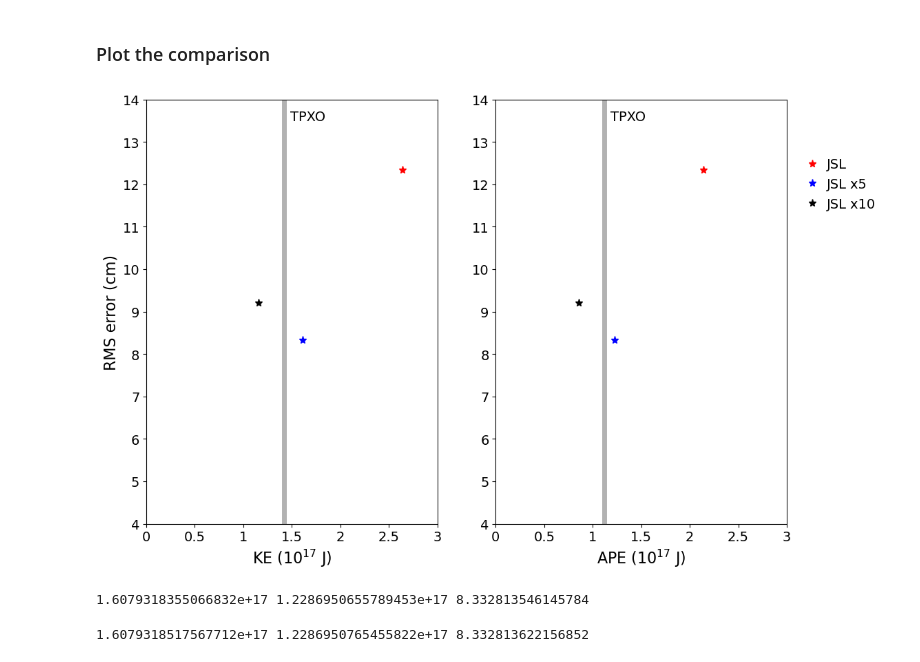
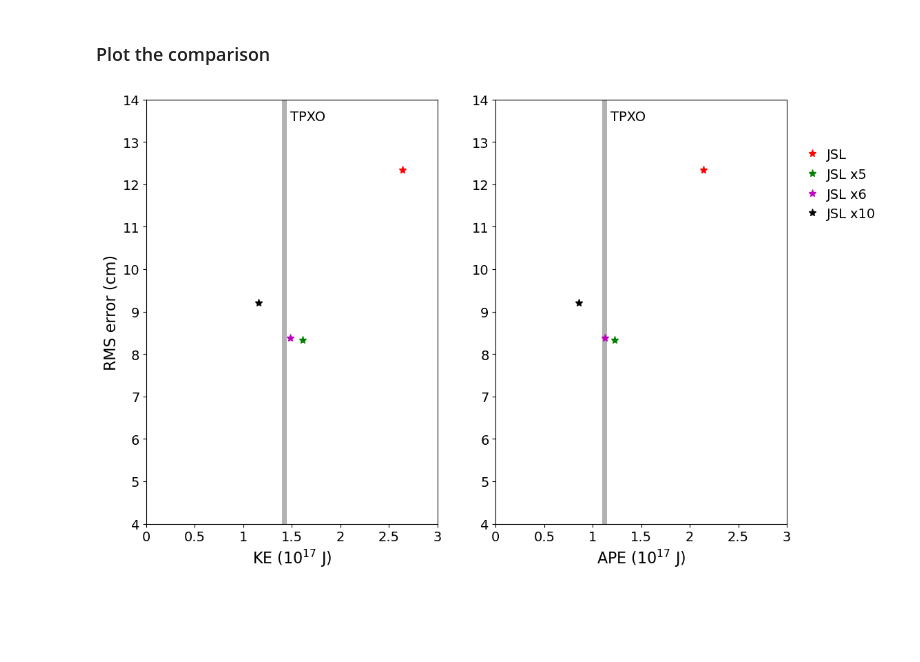
Before and after one commit to luweiyang/MOM6_global_tide_only, a Jupyter notebook: evaluate/calculate_KE_APE_SAL_JSL.ipynb, the cells around one changed output. Saved outputs shown, nothing was run; the diff lists cells and outputs as text; code cells hidden in the pictures; blank space fills up the shorter version.

```diff
--- a/evaluate/calculate_KE_APE_SAL_JSL.ipynb
+++ b/evaluate/calculate_KE_APE_SAL_JSL.ipynb
@@ -105,8 +113,9 @@ mKE_JSL_x10 = np.nanmean(mKE_x10[:149])
 ### Globally integrated time-mean APE (unit: J)
 # %%
 mAPE_JSL     = np.nanmean(mAPE[:149])
+# mAPE_JSL_x4  = np.nanmean(mAPE_x4[:149])
 mAPE_JSL_x5  = np.nanmean(mAPE_x5[:149])
-mAPE_JSL_x5t = np.nanmean(mAPE_x5t[:149])
+mAPE_JSL_x6  = np.nanmean(mAPE_x6[:149])
 mAPE_JSL_x10 = np.nanmean(mAPE_x10[:149])
 # %%
 tpxo = xr.open_dataset('/g/data/nm03/TPXO/h_tpxo9.v1.nc')
@@ -138,20 +147,23 @@ elev_tpxo = np.array(ds_tpxo_mom6_grid['amp_tpxo'])[None,:,:] * np.cos(omega_m2
 ### MOM6 elevation
 # %%
 elev_JSL     = np.array(data.e.isel({'time':np.arange(149),'zi':0}))
+# elev_JSL_x4  = np.array(JSLx4.e.isel({'time':np.arange(149),'zi':0}))
 elev_JSL_x5  = np.array(JSLx5.e.isel({'time':np.arange(149),'zi':0}))
-elev_JSL_x5t = np.array(JSLx5t.e.isel({'time':np.arange(149),'zi':0}))
+elev_JSL_x6  = np.array(JSLx6.e.isel({'time':np.arange(149),'zi':0}))
 elev_JSL_x10 = np.array(JSLx10.e.isel({'time':np.arange(149),'zi':0}))
 # %%
 elev_err_JSL     = np.sqrt(np.nanmean((elev_JSL - elev_tpxo)**2,axis=0)) * fac_lat * fac_dep
+# elev_err_JSL_x4  = np.sqrt(np.nanmean((elev_JSL_x4 - elev_tpxo)**2,axis=0)) * fac_lat * fac_dep
 elev_err_JSL_x5  = np.sqrt(np.nanmean((elev_JSL_x5 - elev_tpxo)**2,axis=0)) * fac_lat * fac_dep
-elev_err_JSL_x5t = np.sqrt(np.nanmean((elev_JSL_x5t - elev_tpxo)**2,axis=0)) * fac_lat * fac_dep
+elev_err_JSL_x6  = np.sqrt(np.nanmean((elev_JSL_x6 - elev_tpxo)**2,axis=0)) * fac_lat * fac_dep
 elev_err_JSL_x10 = np.sqrt(np.nanmean((elev_JSL_x10 - elev_tpxo)**2,axis=0)) * fac_lat * fac_dep
 # %% [markdown]
 ### Tidal elevation RMS error
 # %%
 melev_JSL     = np.nanmean(elev_err_JSL) * 100
+# melev_JSL_x4  = np.nanmean(elev_err_JSL_x4) * 100
 melev_JSL_x5  = np.nanmean(elev_err_JSL_x5) * 100
-melev_JSL_x5t = np.nanmean(elev_err_JSL_x5t) * 100
+melev_JSL_x6  = np.nanmean(elev_err_JSL_x6) * 100
 melev_JSL_x10 = np.nanmean(elev_err_JSL_x10) * 100
 # %% [markdown]
 ### TPXO globally integrated time-mean KE
@@ -215,43 +227,37 @@ for gs in gridsubs:
 
 # for I, (ax, var) in enumerate(zip(axs, varlist)):
 for I, ax in enumerate(axs):
 
     ax.set_xlim(0e+17,3e+17)
     ax.set_ylim(4,14)
     ax.set_xticks(np.arange(0e+17,3.5e+17,0.5e+17))
     ax.set_xticklabels(['0','0.5','1','1.5','2','2.5','3'])
     ax.set_yticks(np.arange(4,14+1,1))
     ax.tick_params(labelsize=14)
 
     if I==0:
         ax.set_xlabel('KE (10$^{17}$ J)',fontsize=16)
         ax.set_ylabel('RMS error (cm)',fontsize=16)
         ax.text(1.48e+17,13.5,'TPXO',fontsize=14)
         ax.plot([mKE_TPXO,mKE_TPXO],[4,14],'k',linewidth=5,alpha=0.3)
         ax.plot(mKE_JSL,melev_JSL,'r*',markersize=8)
-        ax.plot(mKE_JSL_x5,melev_JSL_x5,'b*',markersize=8)
-        # ax.plot(mKE_JSL_x5t,melev_JSL_x5t,'bo',markersize=8,alpha=0.3)
+        # ax.plot(mKE_JSL_x4,melev_JSL_x4,'b*',markersize=8)
+        ax.plot(mKE_JSL_x5,melev_JSL_x5,'g*',markersize=8)
+        ax.plot(mKE_JSL_x6,melev_JSL_x6,'m*',markersize=8)
         ax.plot(mKE_JSL_x10,melev_JSL_x10,'k*',markersize=8)
 
     if I==1:
         ax.set_xlabel('APE (10$^{17}$ J)',fontsize=16)
         ax.text(1.18e+17,13.5,'TPXO',fontsize=14)
         ax.plot([mAPE_TPXO,mAPE_TPXO],[4,14],'k',linewidth=5,alpha=0.3)
         ax.plot(mAPE_JSL,melev_JSL,'r*',markersize=8,label='JSL')
-        ax.plot(mAPE_JSL_x5,melev_JSL_x5,'b*',markersize=8,label='JSL x5')
-        # ax.scatter(np.array(mAPE_JSL_x5t),np.array(melev_JSL_x5t),facecolors='none',edgecolors='b',s=80,label='JSL x5 (drag scale)')
+        # ax.plot(mAPE_JSL_x4,melev_JSL_x4,'b*',markersize=8,label='JSL x4')
+        ax.plot(mAPE_JSL_x5,melev_JSL_x5,'g*',markersize=8,label='JSL x5')
+        ax.plot(mAPE_JSL_x6,melev_JSL_x6,'m*',markersize=8,label='JSL x6')
         ax.plot(mAPE_JSL_x10,melev_JSL_x10,'k*',markersize=8,label='JSL x10')
 
         ax.legend(loc='center left',bbox_to_anchor=(1,0.8),fontsize=14,handletextpad=0.1,frameon=False)
 
 plt.savefig('/g/data/nm03/lxy581/evaluate/tuning/SAL_JSL_TPXO_M2_KE_APE_RMSE.png', dpi=100, bbox_inches='tight')
 # %% [output]
-[figure, old version]
+[figure, new version]
-# %%
-print(mKE_JSL_x5,mAPE_JSL_x5,melev_JSL_x5)
-# %% [output]
-1.6079318355066832e+17 1.2286950655789453e+17 8.332813546145784
-# %%
-print(mKE_JSL_x5t,mAPE_JSL_x5t,melev_JSL_x5t)
-# %% [output]
-1.6079318517567712e+17 1.2286950765455822e+17 8.332813622156852
```
Also changed, not shown: parts of 4 cells of this notebook.
